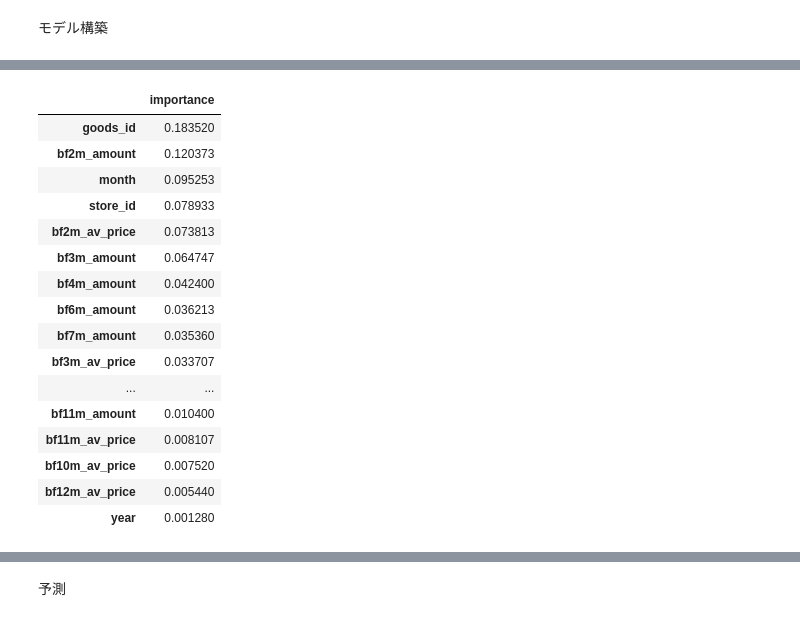
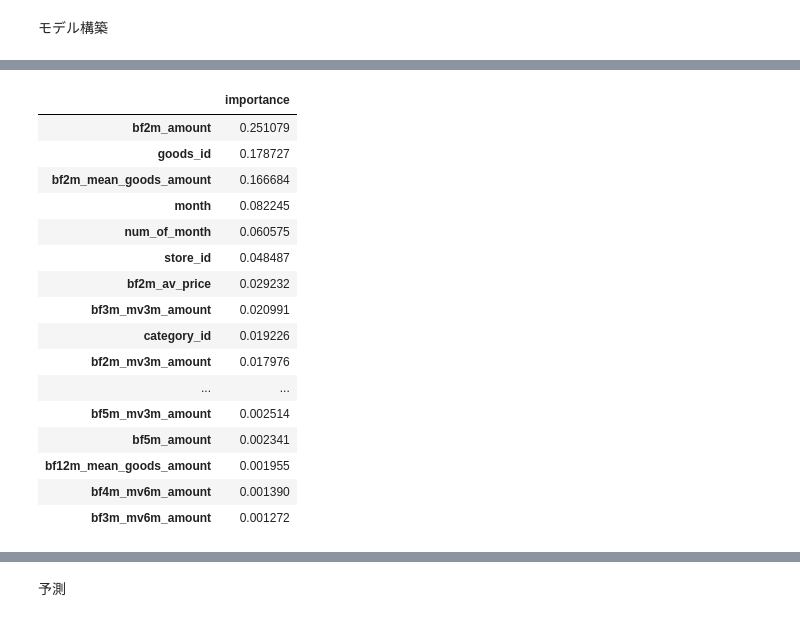
Before and after one commit to yuto-kobayashi-1/signate-AIQuest, a Jupyter notebook: 20210922_AIquest_StockPredict.ipynb, the cells around one changed output, grey strips where cells are left out. Drawn from its saved outputs; the diff is of its cells as text; code cells hidden in the pictures.

```diff
--- a/20210922_AIquest_StockPredict.ipynb
+++ b/20210922_AIquest_StockPredict.ipynb
@@ -259,7 +366,7 @@ def feature_importance(models,data,cols):
   importance = pd.DataFrame(columns=data[cols].columns)
 
   for model in models:
-    imp_ = pd.Series(model.feature_importance(),index=data[cols].columns)
+    imp_ = pd.Series(model.feature_importance(importance_type='gain'),index=data[cols].columns)
     importance = importance.append(imp_,ignore_index=True)
 
   importance = importance.mean()
@@ -359,3 +501,22 @@ features = ['store_id','goods_id','category_id','year','month'] + lag
+# %%
+lag = []
+#2～6か月前と12か月前の特徴量を利用する
+month = [x for x in range(2,7,1)]
+month.append(12)
+for i in month:
+  lag.append(f'bf{i}m_amount')
+  lag.append(f'bf{i}m_av_price')
+  lag.append(f'bf{i}m_mean_goods_amount')
+  # lag.append(f'bf{i}m_mean_av_price')
+  # lag.append(f'bf{i}m_diff_price')
+  # lag.append(f'bf{i}m_mean_category_amount')
+  # lag.append(f'bf{i}m_div_mean_goods_amount')
+
+  for peripd in [3,6,12]:
+    lag.append(f'bf{i}m_mv{peripd}m_amount')
+    # lag.append(f'bf{i}m_div_mv{peripd}m_amount')
+
+features = ['store_id','goods_id','category_id','year','month','num_of_month'] + lag
 # %%
 features
 # %% [output]
@@ -403,25 +564,25 @@ Early stopping, best iteration is:
 # %%
 importance = feature_importance(models,df_train,features)
-# %%
-importance
-# %% [output]
-|  | importance |
-| goods_id | 0.183520 |
-| bf2m_amount | 0.120373 |
-| month | 0.095253 |
-| store_id | 0.078933 |
-| bf2m_av_price | 0.073813 |
-| bf3m_amount | 0.064747 |
-| bf4m_amount | 0.042400 |
-| bf6m_amount | 0.036213 |
-| bf7m_amount | 0.035360 |
-| bf3m_av_price | 0.033707 |
-| ... | ... |
-| bf11m_amount | 0.010400 |
-| bf11m_av_price | 0.008107 |
-| bf10m_av_price | 0.007520 |
-| bf12m_av_price | 0.005440 |
-| year | 0.001280 |
+# %%
+importance[importance['importance']>0].head(30)
+# %% [output]
+|  | importance |
+| bf2m_amount | 0.251079 |
+| goods_id | 0.178727 |
+| bf2m_mean_goods_amount | 0.166684 |
+| month | 0.082245 |
+| num_of_month | 0.060575 |
+| store_id | 0.048487 |
+| bf2m_av_price | 0.029232 |
+| bf3m_mv3m_amount | 0.020991 |
+| category_id | 0.019226 |
+| bf2m_mv3m_amount | 0.017976 |
+| ... | ... |
+| bf5m_mv3m_amount | 0.002514 |
+| bf5m_amount | 0.002341 |
+| bf12m_mean_goods_amount | 0.001955 |
+| bf4m_mv6m_amount | 0.001390 |
+| bf3m_mv6m_amount | 0.001272 |
 # %%
 rmses=[]
 for model in models:
```
Also changed, not shown: parts of 20 cells of this notebook.
